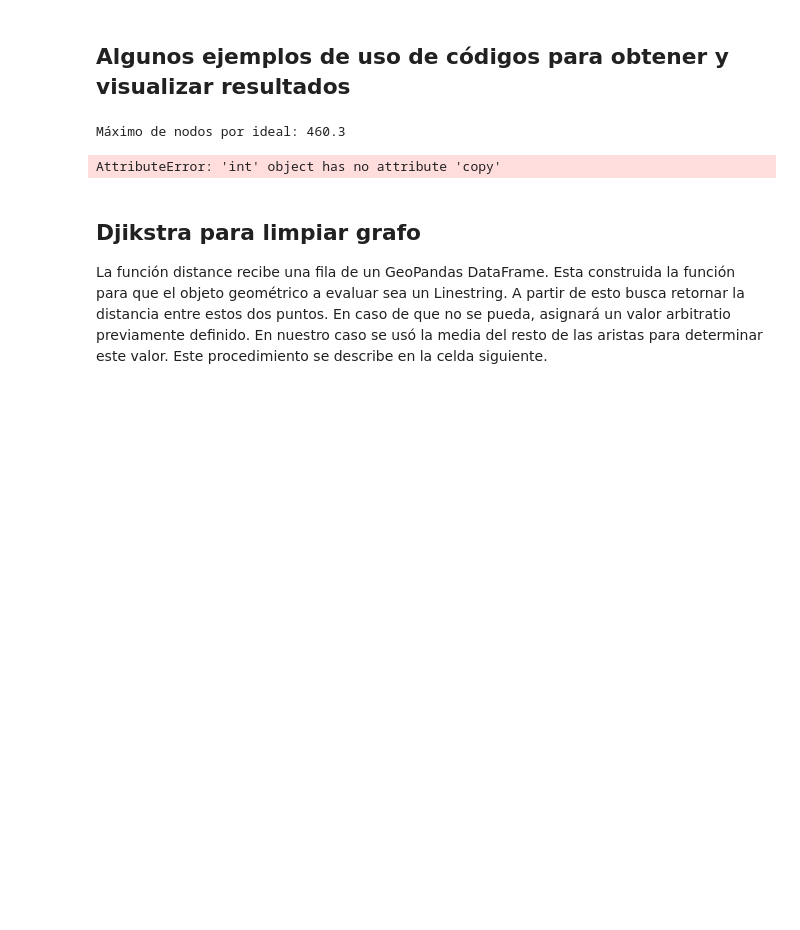
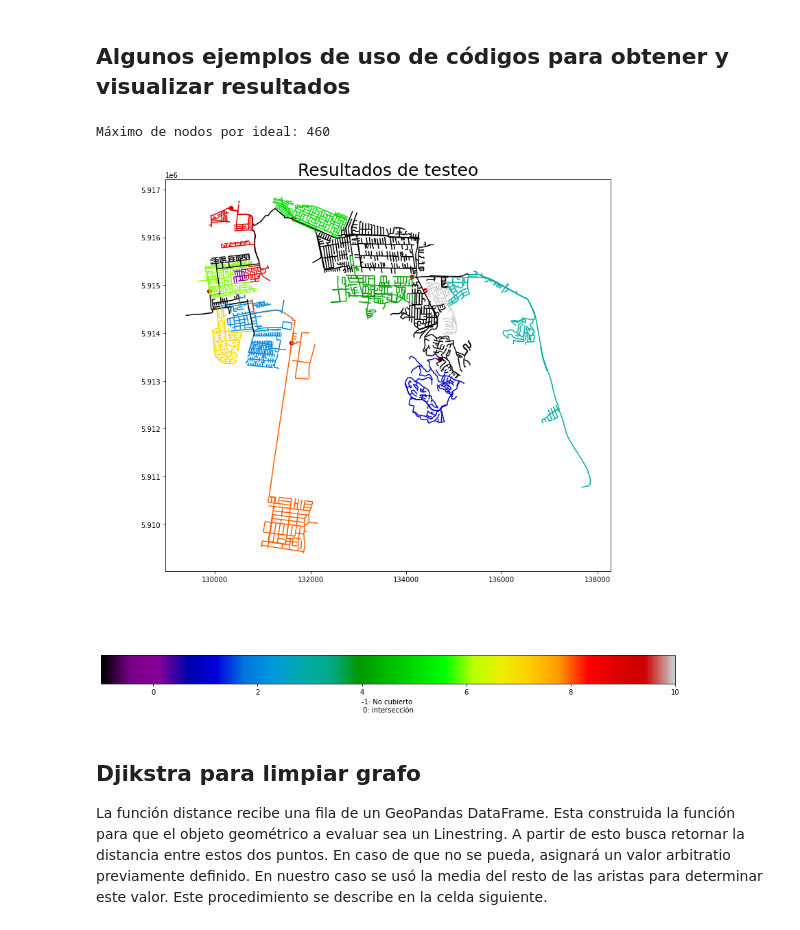
Before and after one commit to josebaboun/Alcantarillado-COVID, a Jupyter notebook: Simulaciones y ejemplos de uso.ipynb, the cells around one changed output. Cells and saved outputs as stored; diff of their text form; code cells hidden in the pictures; blank space fills up the shorter version.

```diff
--- a/Simulaciones y ejemplos de uso.ipynb
+++ b/Simulaciones y ejemplos de uso.ipynb
@@ -45,13 +45,13 @@ for u in range(N):
 ## Algunos ejemplos de uso de códigos para obtener y visualizar resultados
 # %%
 V = [0 for u in range(N)]
-max_nodes = len(G.nodes)/10
+max_nodes = N // 10
 print(f'Máximo de nodos por ideal: {max_nodes}')
-ans = greedyAppW(G, V, N, 10, max_nodes, 200000)
+ans = greedyApp(G, W, V, 10, max_nodes, 200000)
 plot_solution(ans, G, N, geometry, _id)
 # %% [output]
-Máximo de nodos por ideal: 460.3
+Máximo de nodos por ideal: 460
-AttributeError: 'int' object has no attribute 'copy'
+[figure, added]
 # %%
 # K = 13
 # nodes_limit = 800
```
Also changed, not shown: 1 other file.
